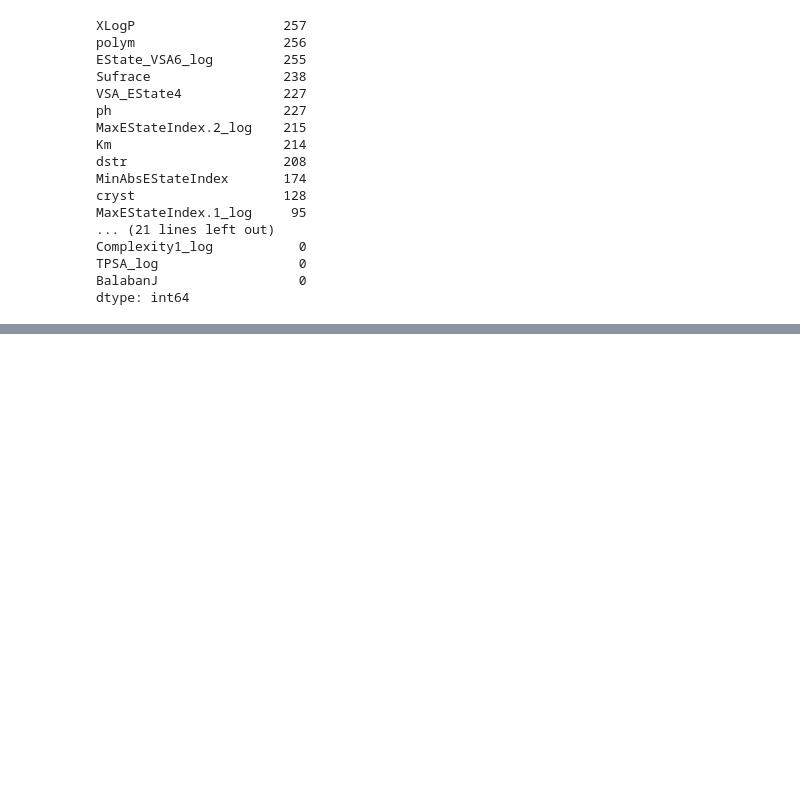
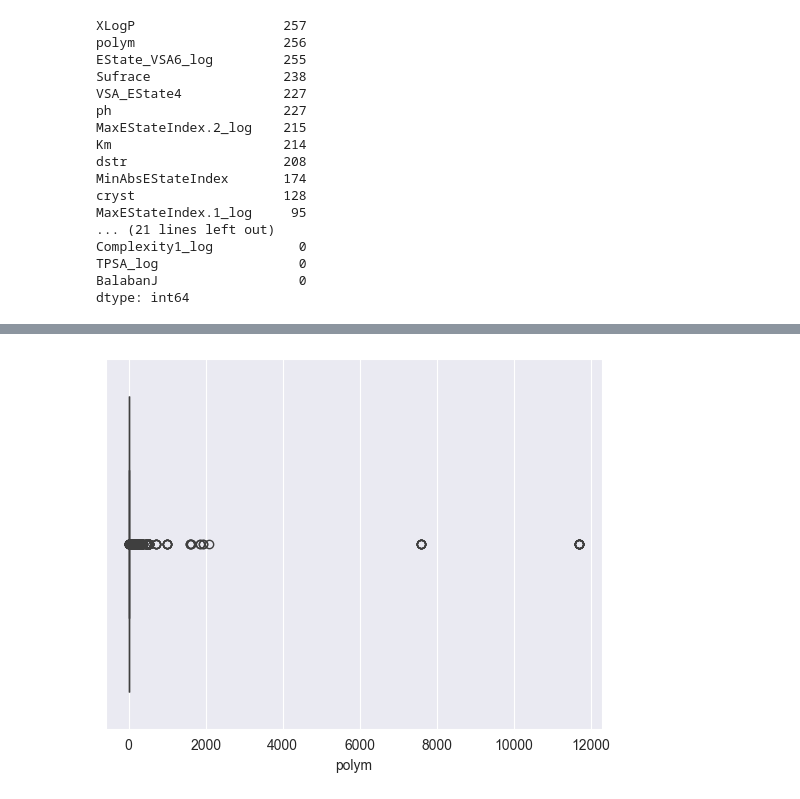
Before and after one commit to illhammm/Nanozymes1, a Jupyter notebook: Data_Preprocessing/data_preprocessing_Km.ipynb, the cells around one changed output, grey strips where cells are left out. Saved outputs shown, nothing was run; the diff lists cells and outputs as text; code cells hidden in the pictures; blank space fills up the shorter version.

```diff
--- a/Data_Preprocessing/data_preprocessing_Km.ipynb
+++ b/Data_Preprocessing/data_preprocessing_Km.ipynb
@@ -234,0 +240,5 @@ dtype: int64
+# %%
+sns.boxplot(x=df['polym'])
+plt.show()
+# %% [output]
+[figure, added]
```
Also changed, not shown: parts of 2 cells of this notebook.
